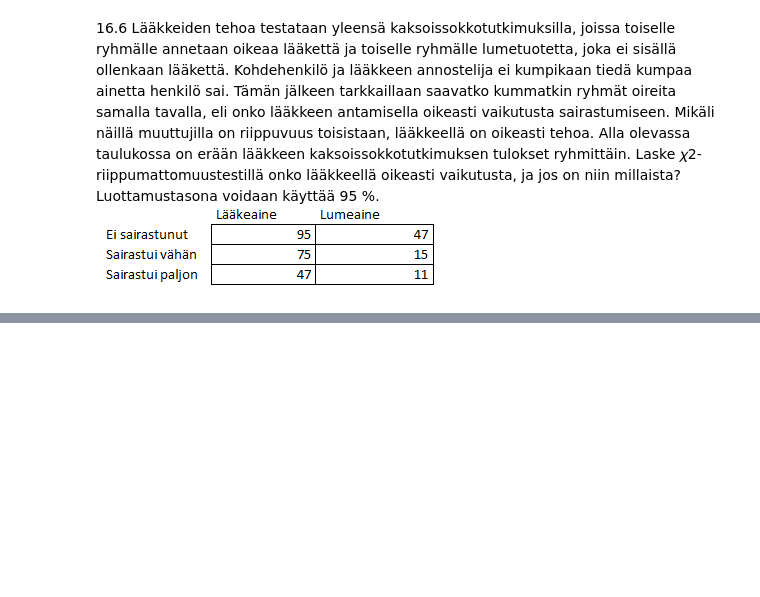
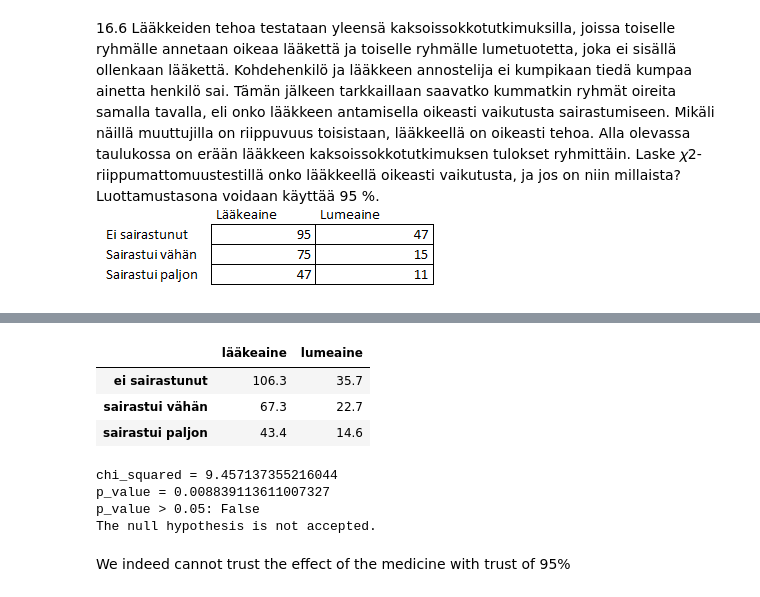
Before and after one commit to walterairs/statsandprobs, a Jupyter notebook: probability/lesson_sixteen.ipynb, the cells around one changed output, grey strips where cells are left out. Drawn from its saved outputs; the diff is of its cells as text; code cells hidden in the pictures; blank space fills up the shorter version.

```diff
--- a/probability/lesson_sixteen.ipynb
+++ b/probability/lesson_sixteen.ipynb
@@ -93,0 +128,9 @@ The null hypothesis is not accepted.
+# %%
+# Lets calculate the chi-squared value
+chi_squared = 0
+
+for i in range(3):
+    for j in range(3):
+        chi_squared += ((frame.iloc[i, j] - expected_frequencies.iloc[i, j]) ** 2) / expected_frequencies.iloc[i, j]
+
+print(f"chi_squared = {chi_squared}")
@@ -102,0 +175,42 @@ The null hypothesis is not accepted.
+# %%
+# Lets create a new dataframe where we calculate the expected frequencies
+expected_frequencies = []
+
+for i in range(3):
+    for j in range(2):
+        value = round((frame.iloc[i, 2] * frame.iloc[3, j]) / frame.iloc[3, 2], 1)
+        expected_frequencies.append(value)
+
+expected_frequencies = numpy.array(expected_frequencies).reshape(3, 2)
+expected_frequencies = pandas.DataFrame(expected_frequencies, columns=["lääkeaine", "lumeaine"],
+                                        index=["ei sairastunut", "sairastui vähän", "sairastui paljon"])
+
+expected_frequencies
+# %% [output]
+|  | lääkeaine | lumeaine |
+| ei sairastunut | 106.3 | 35.7 |
+| sairastui vähän | 67.3 | 22.7 |
+| sairastui paljon | 43.4 | 14.6 |
+# %%
+# Lets calculate the chi-squared value
+chi_squared = 0
+
+for i in range(3):
+    for j in range(2):
+        chi_squared += ((frame.iloc[i, j] - expected_frequencies.iloc[i, j]) ** 2) / expected_frequencies.iloc[i, j]
+
+print(f"chi_squared = {chi_squared}")
+
+# lets do the x^2 test
+p_value = scipy.stats.chi2.sf(chi_squared, degrees_of_freedom)
+
+print(f"p_value = {p_value}")
+print(f"p_value > 0.05: {p_value > 0.05}")
+print("The null hypothesis is not accepted.")
+# %% [output]
+chi_squared = 9.457137355216044
+p_value = 0.008839113611007327
+p_value > 0.05: False
+The null hypothesis is not accepted.
+# %% [markdown]
+We indeed cannot trust the effect of the medicine with trust of 95%
```
Also changed, not shown: parts of 9 cells of this notebook.
